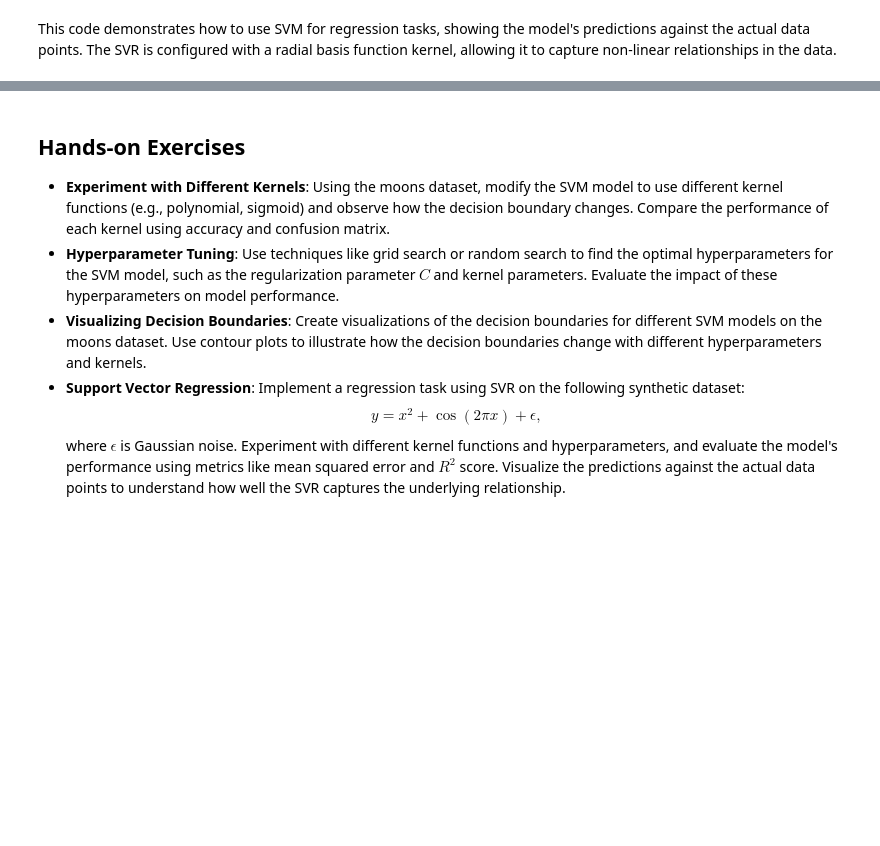
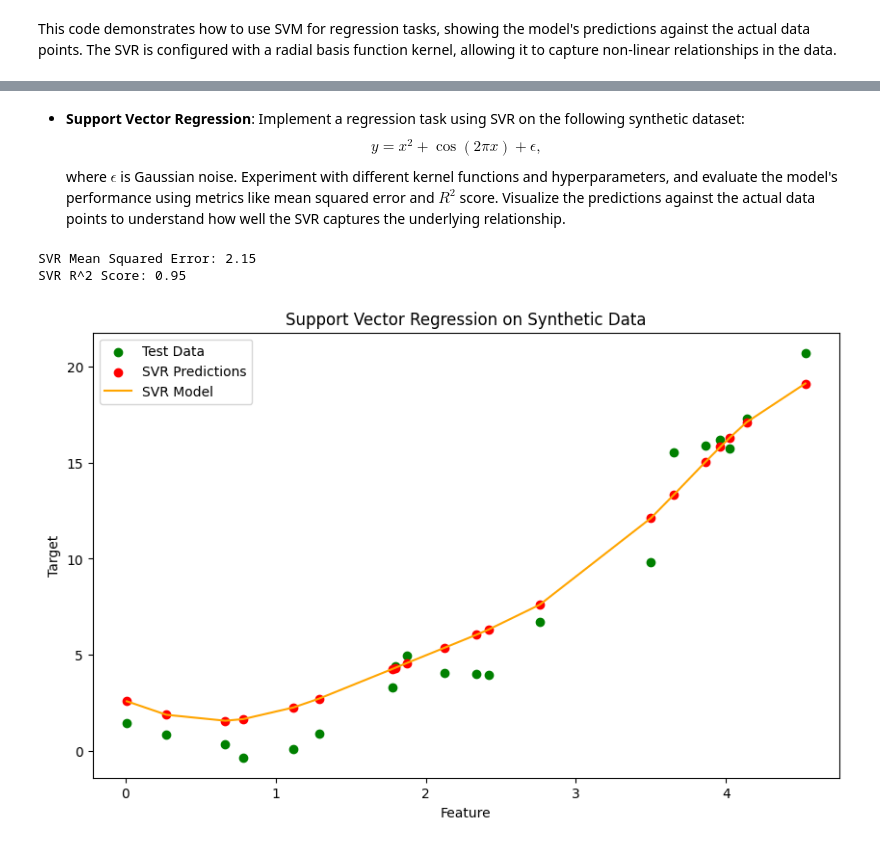
Before and after one commit to UG-Team-Data-Science/ml-workshop, a Jupyter notebook: src/S03 Supervised Learning - Classification and Evaluation/S03C05 Support Vector Machines.ipynb, the cells around one changed output, grey strips where cells are left out. Saved outputs shown, nothing was run; the diff lists cells and outputs as text; code cells hidden in the pictures; blank space fills up the shorter version.

```diff
--- a/src/S03 Supervised Learning - Classification and Evaluation/S03C05 Support Vector Machines.ipynb
+++ b/src/S03 Supervised Learning - Classification and Evaluation/S03C05 Support Vector Machines.ipynb
@@ -210,7 +319,46 @@ This code demonstrates how to use SVM for regression tasks, showing the model's
 # %% [markdown]
-## Hands-on Exercises
-
--   **Experiment with Different Kernels**: Using the moons dataset, modify the SVM model to use different kernel functions (e.g., polynomial, sigmoid) and observe how the decision boundary changes. Compare the performance of each kernel using accuracy and confusion matrix.
--   **Hyperparameter Tuning**: Use techniques like grid search or random search to find the optimal hyperparameters for the SVM model, such as the regularization parameter $C$ and kernel parameters. Evaluate the impact of these hyperparameters on model performance.
--   **Visualizing Decision Boundaries**: Create visualizations of the decision boundaries for different SVM models on the moons dataset. Use contour plots to illustrate how the decision boundaries change with different hyperparameters and kernels.
 -   **Support Vector Regression**: Implement a regression task using SVR on the following synthetic dataset: $$y = x^2 + \cos(2\pi x) + \epsilon,$$ where $\epsilon$ is Gaussian noise. Experiment with different kernel functions and hyperparameters, and evaluate the model's performance using metrics like mean squared error and $R^2$ score. Visualize the predictions against the actual data points to understand how well the SVR captures the underlying relationship.
+# %%
+# Generate synthetic data for regression
+n_samples = 100
+X_reg = np.sort(5 * np.random.rand(n_samples, 1), axis=0)
+y_reg = X_reg**2 + np.cos(2 * np.pi * X_reg) + np.random.randn(n_samples, 1)
+y_reg = y_reg.ravel()
+
+# Split the data into training and testing sets
+X_train_reg, X_test_reg, y_train_reg, y_test_reg = \
+    train_test_split(X_reg, y_reg, test_size=0.2, random_state=42)
+
+# Create a pipeline for scaling and SVR
+pipeline_reg = Pipeline([
+    ('scaler', StandardScaler()),  # Scale features
+    ('svr', SVR(kernel='rbf', C=1.0, epsilon=0.1))  # SVR with RBF kernel
+])
+# Fit the SVR model
+pipeline_reg.fit(X_train_reg, y_train_reg)
+
+# Make predictions on the test set
+y_pred_reg = pipeline_reg.predict(X_test_reg)
+
+# Evaluate the SVR model
+mse = mean_squared_error(y_test_reg, y_pred_reg)
+r2 = r2_score(y_test_reg, y_pred_reg)
+print(f"SVR Mean Squared Error: {mse:.2f}")
+print(f"SVR R^2 Score: {r2:.2f}")
+
+# Plotting the SVR results
+plt.figure(figsize=(10, 6))
+# plt.scatter(X_train_reg, y_train_reg, color='blue', label='Training Data')
+plt.scatter(X_test_reg, y_test_reg, color='green', label='Test Data')
+plt.scatter(X_test_reg, y_pred_reg, color='red', label='SVR Predictions')
+plt.plot(np.sort(X_test_reg, axis=0), pipeline_reg.predict(np.sort(X_test_reg, axis=0)),
+         color='orange', label='SVR Model')
+plt.title('Support Vector Regression on Synthetic Data')
+plt.xlabel('Feature')
+plt.ylabel('Target')
+plt.legend()
+plt.show()
+# %% [output]
+SVR Mean Squared Error: 2.15
+SVR R^2 Score: 0.95
+[figure, added]
```
Also changed, not shown: parts of 16 cells of this notebook.
